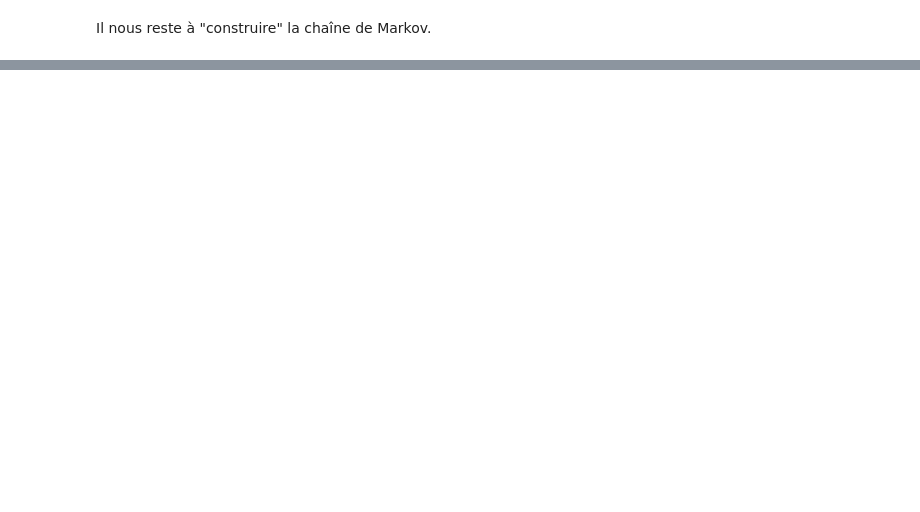
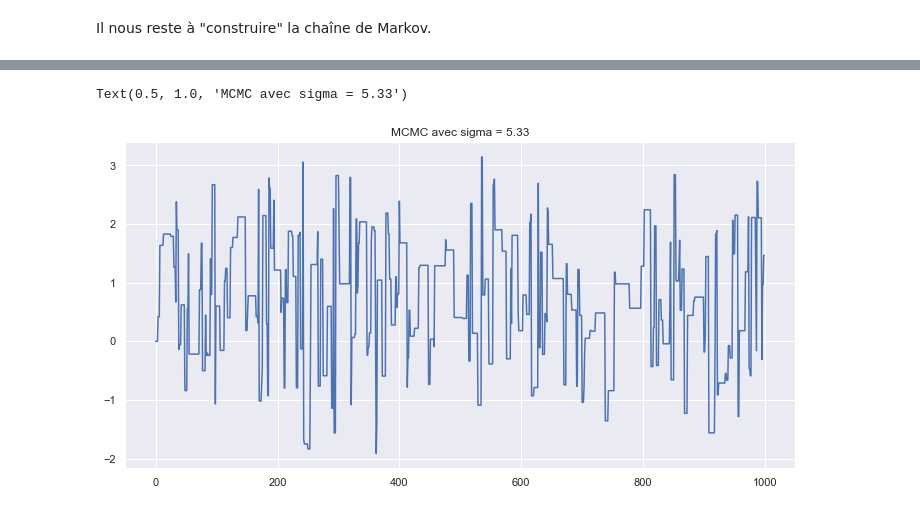
Before and after one commit to erialc-cal/MCM_Listeria_Prevalence, a Jupyter notebook: exploratoire_claire.ipynb, the cells around one changed output, grey strips where cells are left out. Drawn from its saved outputs; the diff is of its cells as text; code cells hidden in the pictures; blank space fills up the shorter version.

```diff
--- a/exploratoire_claire.ipynb
+++ b/exploratoire_claire.ipynb
@@ -279,7 +319,8 @@ Il nous reste à "construire" la chaîne de Markov.
 # %%
 p = np.empty(1000)
+r = np.empty(1000)
 p[0]=data['prob'][0]
 mu = rd.random()
 kappa = gen_exp(0.1)
 for n in range(1,1000):
-    p[n]=metropolis(p[n-1], sig=2.)
+    p[n], r[n] =metropolis(p[n-1], sig=5.11)
@@ -294,0 +327,7 @@ plt.plot(p)
+# %%
+plt.figure(figsize=(12,6))
+plt.plot(p)
+plt.title('MCMC avec sigma = 5.33')
+# %% [output]
+Text(0.5, 1.0, 'MCMC avec sigma = 5.33')
+[figure, added]
```
Also changed, not shown: parts of 14 cells of this notebook.
